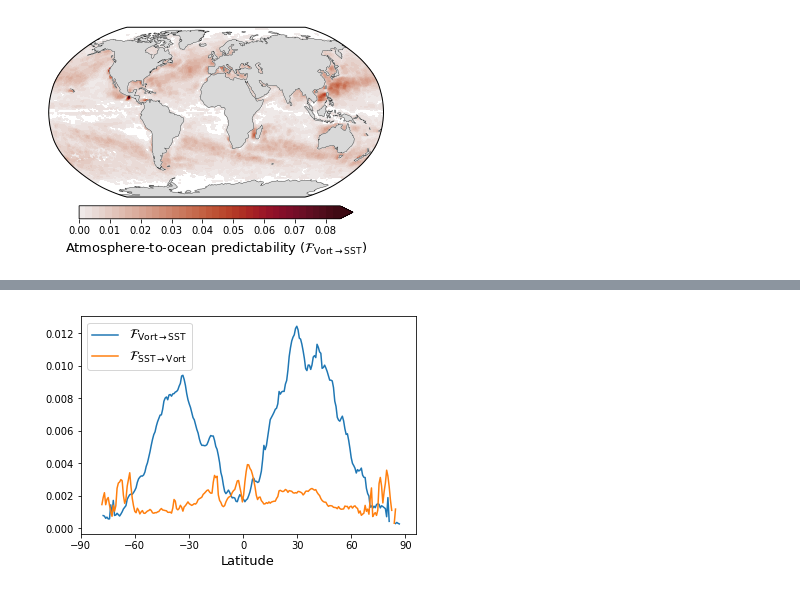
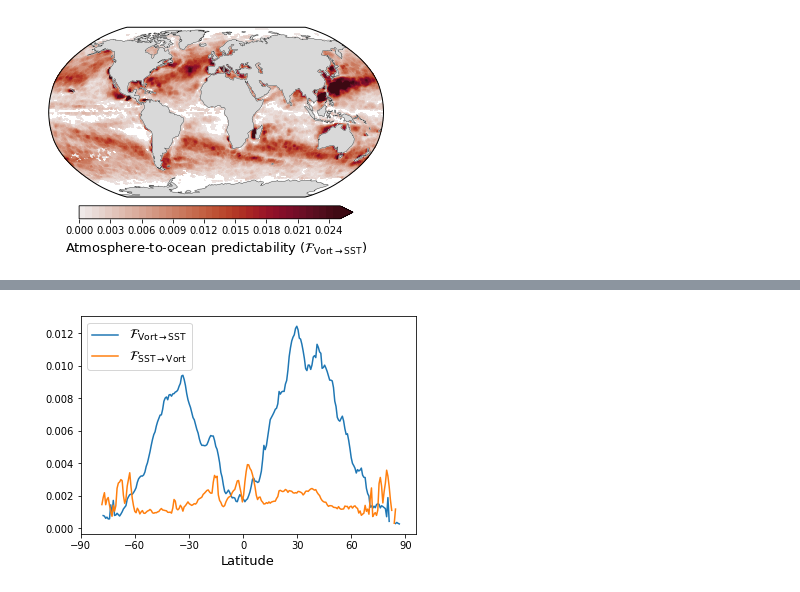
Before and after one commit to eviatarbach/predictability, a Jupyter notebook: Plots.ipynb, the cells around one changed output, grey strips where cells are left out. Saved outputs shown, nothing was run; the diff lists cells and outputs as text; code cells hidden in the pictures.

```diff
--- a/Plots.ipynb
+++ b/Plots.ipynb
@@ -99,31 +108,31 @@ persist15_sst_to_vort[(data15['fdr_sst_to_vort'][:, 0] == 0) & (persist15_sst_to
 # %%
 cmap = cmocean.cm.amp
 
 plt.figure()
 ax = plt.axes(projection=ccrs.Robinson())
 ax.add_feature(cfeature.LAND, color='#D9D9D9', zorder=1)
 ax.add_feature(cfeature.COASTLINE, linewidth=0.3)
 ax.set_global()
 
 var = data1['F_vort_to_sst'][:, 0]
 var[data1['sig_vort_to_sst'][:, 0] > 0.05] = numpy.NaN
 var = numpy.ma.masked_invalid(var)
-vmin, vmax = var.min(), var.max()
+vmin, vmax = 0, numpy.nanpercentile(var, 99)
 levels = numpy.linspace(0, vmax, 40)
 
 regridded = pyresample.kd_tree.resample_nearest(orig_def, var.flatten(), targ_def, radius_of_influence=500000,
                                                 fill_value=None).reshape([241, 480])
 
 regridded, lon_cyc = add_cyclic_point(regridded, coord=lon2)
 
 plt.contourf(lon_cyc, lat2, regridded, 100, levels=levels,
              cmap=cmap, transform=ccrs.PlateCarree(),
              extend='max')
 cb = plt.colorbar(orientation='horizontal', fraction=0.06, pad=0.04)
 cb.set_label(r'Atmosphere-to-ocean predictability ($\mathcal{F}_{\mathrm{Vort}\rightarrow\mathrm{SST}}$)', size=13)
 tick_locator = ticker.MaxNLocator(nbins=9)
 cb.locator = tick_locator
 cb.update_ticks()
 plt.savefig('F_vort_to_sst.pdf')
 # %% [output]
-[figure, old version]
+[figure, new version]
```
Also changed, not shown: parts of 37 cells of this notebook, 8 other files.
